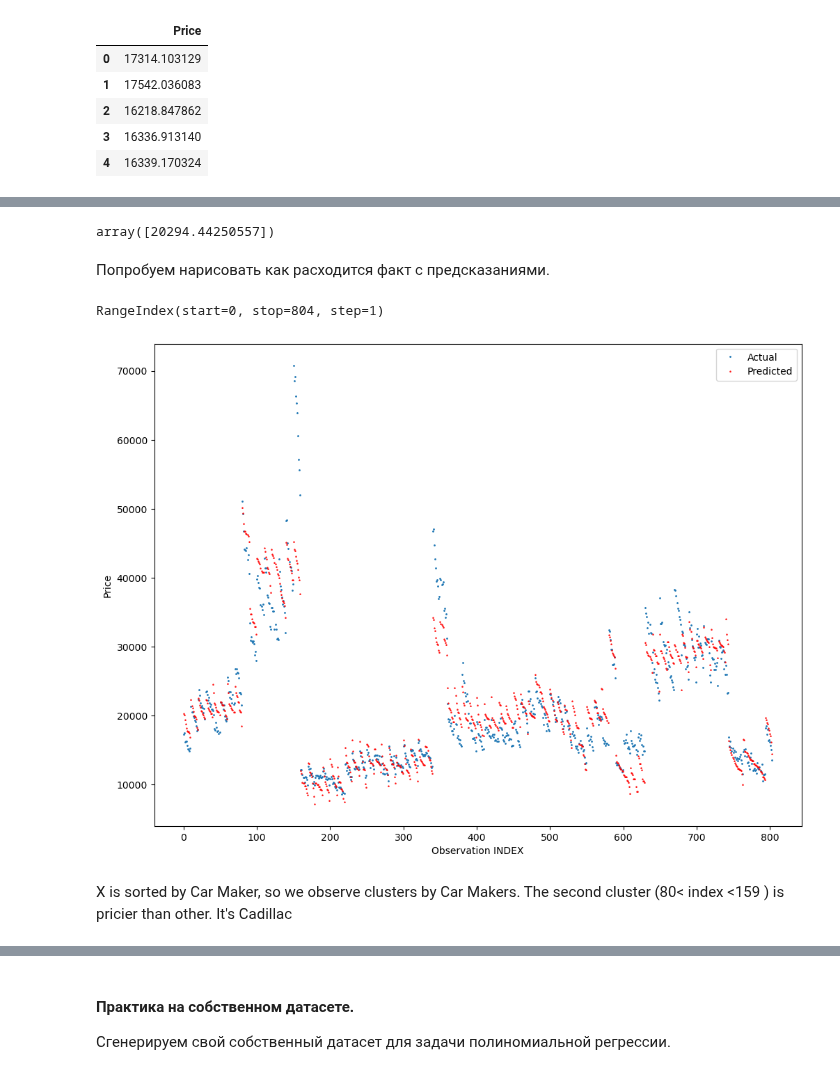
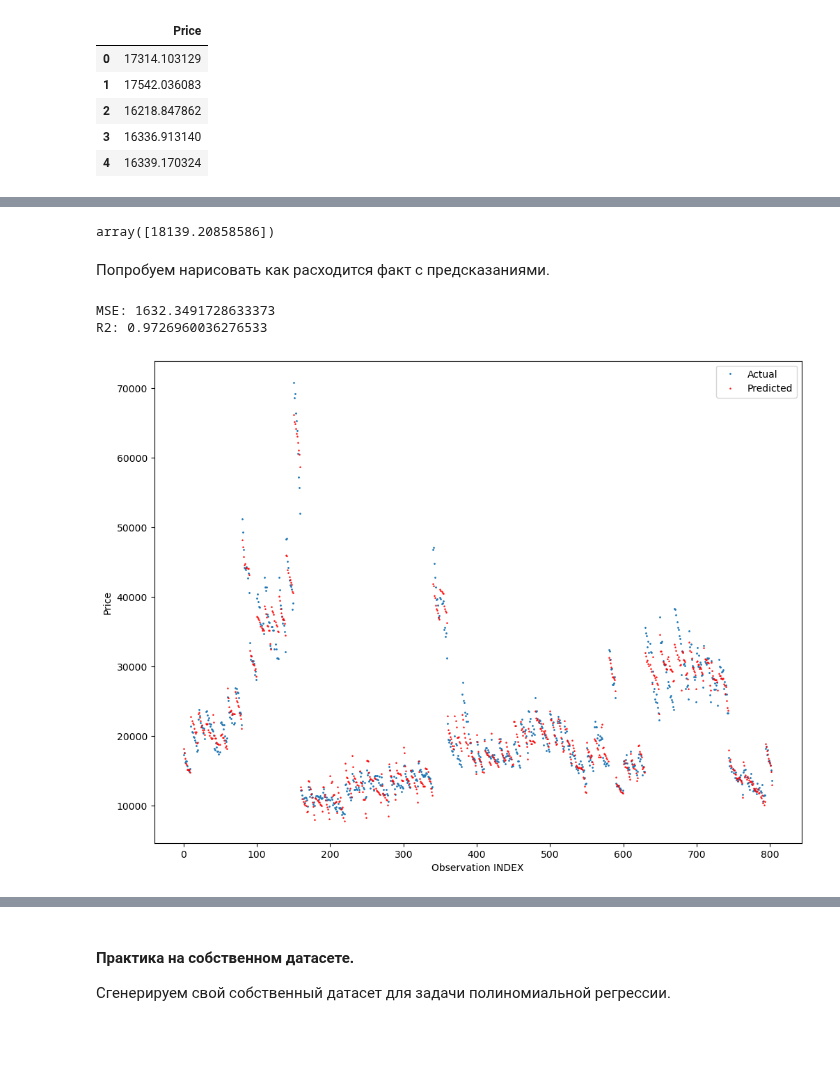
Before and after one commit to IgorBeHolder/Netology, a Jupyter notebook: ML_linear_polynomial_regression.ipynb, the cells around one changed output, grey strips where cells are left out. Saved outputs shown, nothing was run; the diff lists cells and outputs as text; code cells hidden in the pictures; blank space fills up the shorter version.

```diff
--- a/ML_linear_polynomial_regression.ipynb
+++ b/ML_linear_polynomial_regression.ipynb
@@ -155,0 +165,5 @@ X.tail()
+# %%
+# Convert categorical variable into dummy/indicator variables.
+X1 = data.copy()
+X1 = pd.get_dummies(data.loc[:, ["Make", "Model"]])#, drop_first= True)
+X1.shape, X1.columns
@@ -155,0 +183,3 @@ X.tail()
+# %%
+X = pd.merge(data, X1, left_index=True, right_index=True)
+X
@@ -155,0 +200,5 @@ X.tail()
+# %%
+# select all numeric columns
+X = X.select_dtypes(include=['int64', 'float64','uint8'])
+# %%
+X.drop(columns= "Price", inplace= True)
@@ -188,4 +283,4 @@ array([11962.59259628])
 # first row prediction
 np.sum(X.iloc[0].values * model.coef_) + model.intercept_
 # %% [output]
-array([20294.44250557])
+array([18139.20858586])
@@ -195,19 +287,19 @@ array([20294.44250557])
 # %% [markdown]
 <p>Попробуем нарисовать как расходится факт с предсказаниями.</p>
-# %%
-Y.index
-# %% [output]
-RangeIndex(start=0, stop=804, step=1)
 # %%
+mse = np.sqrt(mean_squared_error(Y, y_predict))
+r2 = r2_score(Y, y_predict)
+print('MSE:', mse)
+print('R2:', r2)
+
 plt.figure(figsize=(12,9))
 plt.plot(Y.index, Y, 'o', markersize = 1)
 plt.plot(Y.index, y_predict, 'r^', markersize = 1)
 plt.xlabel("Observation INDEX")
 plt.ylabel("Price")
 plt.legend(["Actual","Predicted"])
 plt.show() # видим как цена действительно накладывается на истину
 # %% [output]
+MSE: 1632.3491728633373
+R2: 0.9726960036276533
-[figure, old version]
+[figure, new version]
-# %% [markdown]
-X is sorted by Car Maker, so we observe clusters by Car Makers.
-The second cluster (80< index <159 ) is pricier than other. It's Cadillac
```
Also changed, not shown: parts of 36 cells of this notebook, 1 other file.
